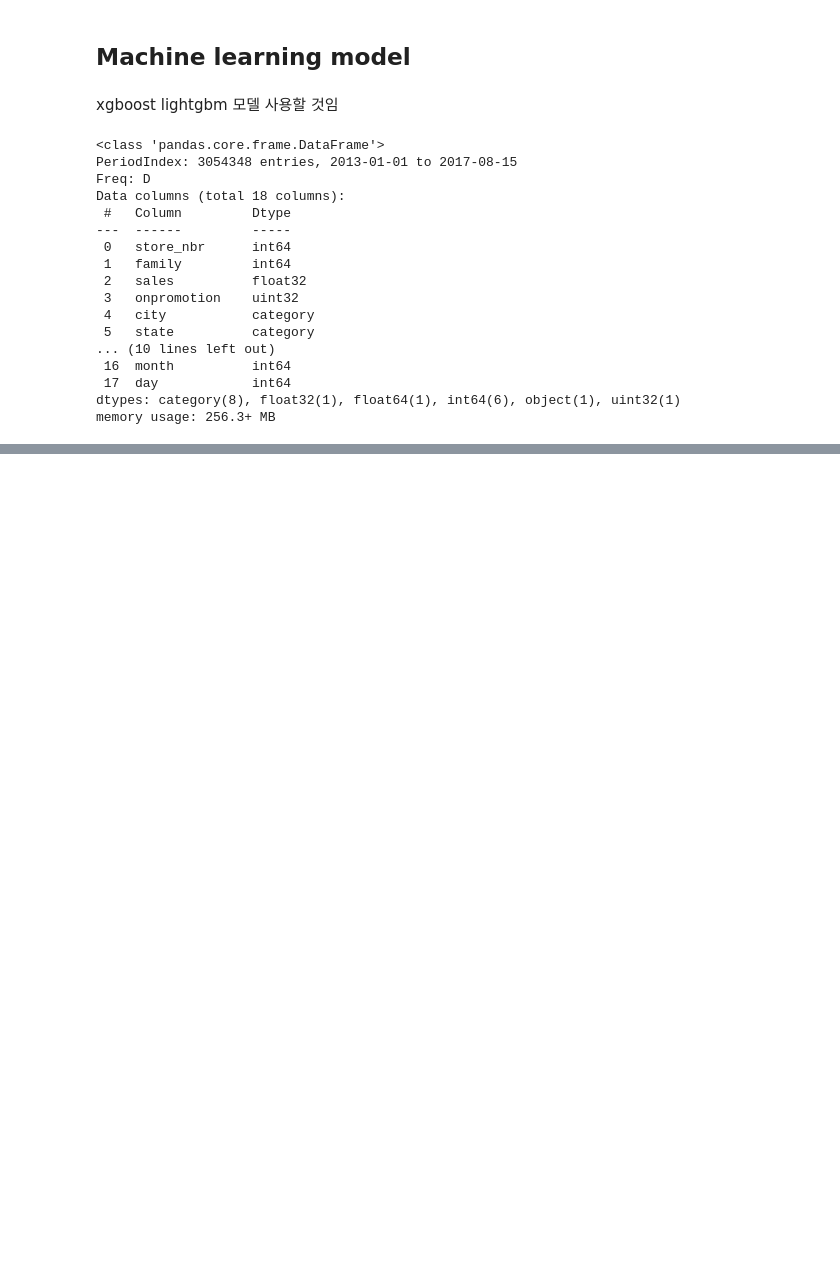
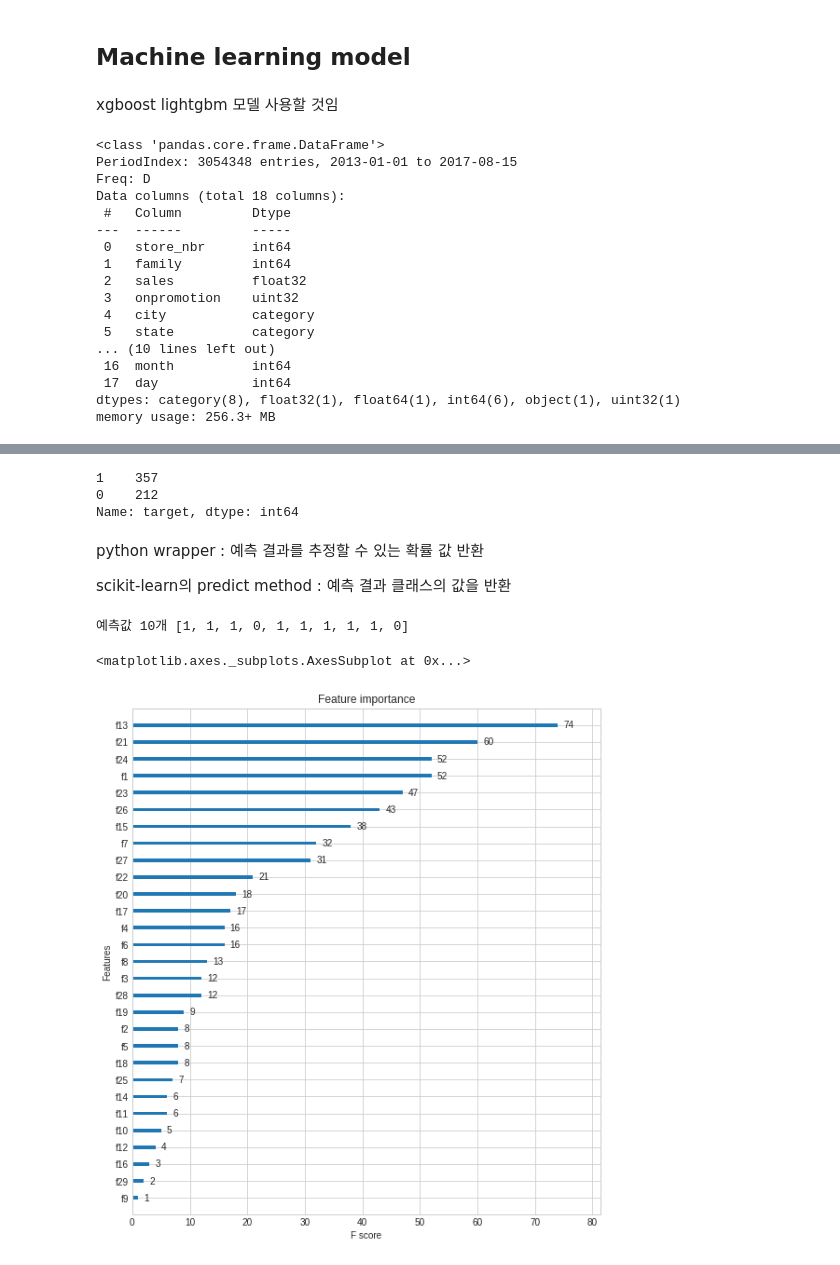
Before and after one commit to dhcryan/kaggle_challenge_, a Jupyter notebook: week4/donghun.ipynb, the cells around one changed output, grey strips where cells are left out. Saved outputs shown, nothing was run; the diff lists cells and outputs as text; code cells hidden in the pictures; blank space fills up the shorter version.

```diff
--- a/week4/donghun.ipynb
+++ b/week4/donghun.ipynb
@@ -591,0 +724,43 @@ OHEC=OneHotEncoder(
+# %%
+df=load_breast_cancer()
+features=df.data
+label=df.target
+cancer_df=pd.DataFrame(data=features,columns=df.feature_names)
+cancer_df['target']=label
+cancer_df.target.value_counts()
+# %% [output]
+1    357
+0    212
+Name: target, dtype: int64
+# %%
+x_train,x_test,y_train,y_test=train_test_split(features,label,test_size=0.2,random_state=32)
+#DMatrix 생성
+dtrain=xgb.DMatrix(data=x_train,label=y_train)
+dtest=xgb.DMatrix(data=x_test,label=y_test)
+# %%
+params = {'max_depth':3,
+         'eta':0.1,
+         'objective':'binary:logistic',
+         'eval_metric':'logloss',
+         'early_stoppings':100}
+num_rounds=400
+# %% [markdown]
+python wrapper : 예측 결과를 추정할 수 있는 확률 값 반환
+
+scikit-learn의 predict method :  예측 결과 클래스의 값을 반환
+# %%
+w_list=[(dtrain,'train'),(dtest,'test')]
+xgb_ml = xgb.train(params=params, dtrain=dtrain, num_boost_round=num_rounds,\
+                  early_stopping_rounds=100, evals=w_list)
+# %%
+pred_probs=xgb_ml.predict(dtest)
+pred=[1 if x>0.5 else 0 for x in pred_probs]
+print('예측값 10개', pred[:10])
+# %% [output]
+예측값 10개 [1, 1, 1, 0, 1, 1, 1, 1, 1, 0]
+# %%
+fig,ax=plt.subplots(figsize=(9,10))
+plot_importance(xgb_ml,ax=ax)
+# %% [output]
+<matplotlib.axes._subplots.AxesSubplot at 0x...>
+[figure, added]
```
Also changed, not shown: parts of 42 cells of this notebook.
